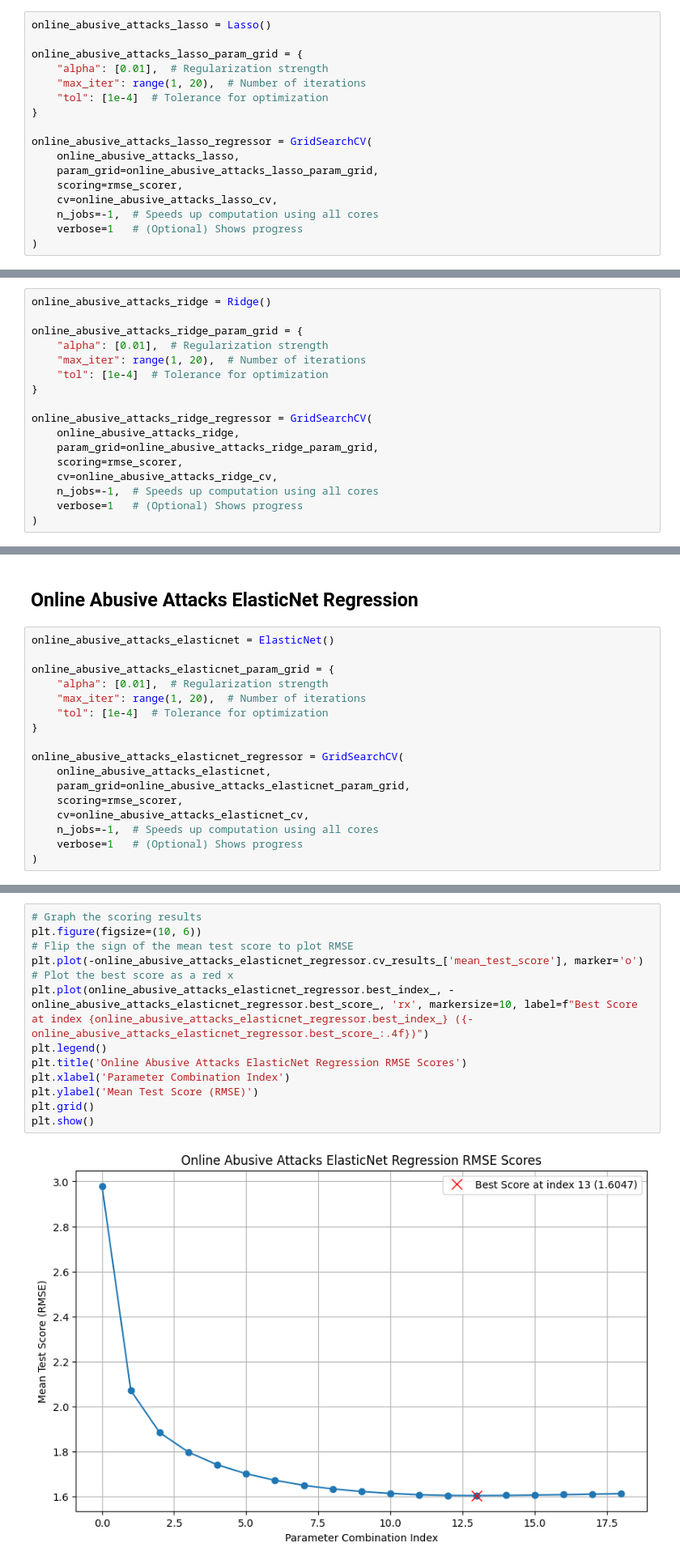
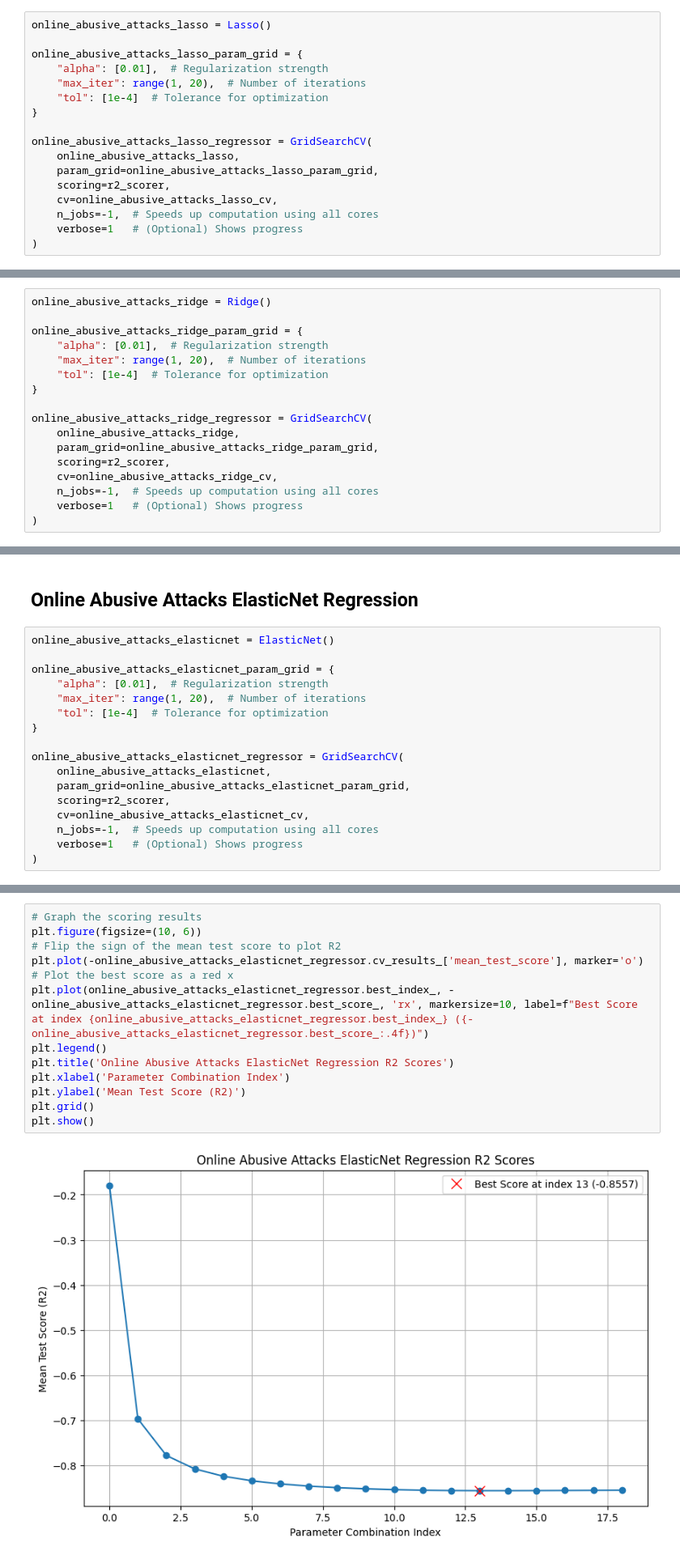
Before and after one commit to cfornesa/political_polarization, a Jupyter notebook: Modelling-2_Feature-Regression.ipynb, the cells around one changed output, grey strips where cells are left out. Shown at 81% size. Saved outputs shown, nothing was run; the diff lists cells and outputs as text.

```diff
--- a/Modelling-2_Feature-Regression.ipynb
+++ b/Modelling-2_Feature-Regression.ipynb
@@ -626,7 +101,7 @@ online_abusive_attacks_lasso_param_grid = {
 online_abusive_attacks_lasso_regressor = GridSearchCV(
     online_abusive_attacks_lasso,
     param_grid=online_abusive_attacks_lasso_param_grid,
-    scoring=rmse_scorer,
+    scoring=r2_scorer,
     cv=online_abusive_attacks_lasso_cv,
     n_jobs=-1,  # Speeds up computation using all cores
     verbose=1   # (Optional) Shows progress
@@ -778,7 +253,7 @@ online_abusive_attacks_ridge_param_grid = {
 online_abusive_attacks_ridge_regressor = GridSearchCV(
     online_abusive_attacks_ridge,
     param_grid=online_abusive_attacks_ridge_param_grid,
-    scoring=rmse_scorer,
+    scoring=r2_scorer,
     cv=online_abusive_attacks_ridge_cv,
     n_jobs=-1,  # Speeds up computation using all cores
     verbose=1   # (Optional) Shows progress
@@ -928,7 +403,7 @@ online_abusive_attacks_elasticnet_param_grid = {
 online_abusive_attacks_elasticnet_regressor = GridSearchCV(
     online_abusive_attacks_elasticnet,
     param_grid=online_abusive_attacks_elasticnet_param_grid,
-    scoring=rmse_scorer,
+    scoring=r2_scorer,
     cv=online_abusive_attacks_elasticnet_cv,
     n_jobs=-1,  # Speeds up computation using all cores
     verbose=1   # (Optional) Shows progress
@@ -968,18 +443,18 @@ pprint(online_abusive_attacks_elasticnet_regressor.cv_results_["params"])
 # %%
 # Graph the scoring results
 plt.figure(figsize=(10, 6))
-# Flip the sign of the mean test score to plot RMSE
+# Flip the sign of the mean test score to plot R2
 plt.plot(-online_abusive_attacks_elasticnet_regressor.cv_results_['mean_test_score'], marker='o')
 # Plot the best score as a red x
 plt.plot(online_abusive_attacks_elasticnet_regressor.best_index_, -online_abusive_attacks_elasticnet_regressor.best_score_, 'rx', markersize=10, label=f"Best Score at index {online_abusive_attacks_elasticnet_regressor.best_index_} ({-online_abusive_attacks_elasticnet_regressor.best_score_:.4f})")
 plt.legend()
-plt.title('Online Abusive Attacks ElasticNet Regression RMSE Scores')
+plt.title('Online Abusive Attacks ElasticNet Regression R2 Scores')
 plt.xlabel('Parameter Combination Index')
-plt.ylabel('Mean Test Score (RMSE)')
+plt.ylabel('Mean Test Score (R2)')
 plt.grid()
 plt.show()
 # %% [output]
-[figure, old version]
+[figure, new version]
 # %%
 online_abusive_attacks_elasticnet_best_score = -online_abusive_attacks_elasticnet_regressor.best_score_
 online_abusive_attacks_elasticnet_best_params = online_abusive_attacks_elasticnet_regressor.best_params_
```
Also changed, not shown: parts of 73 cells of this notebook, 56 other files.
